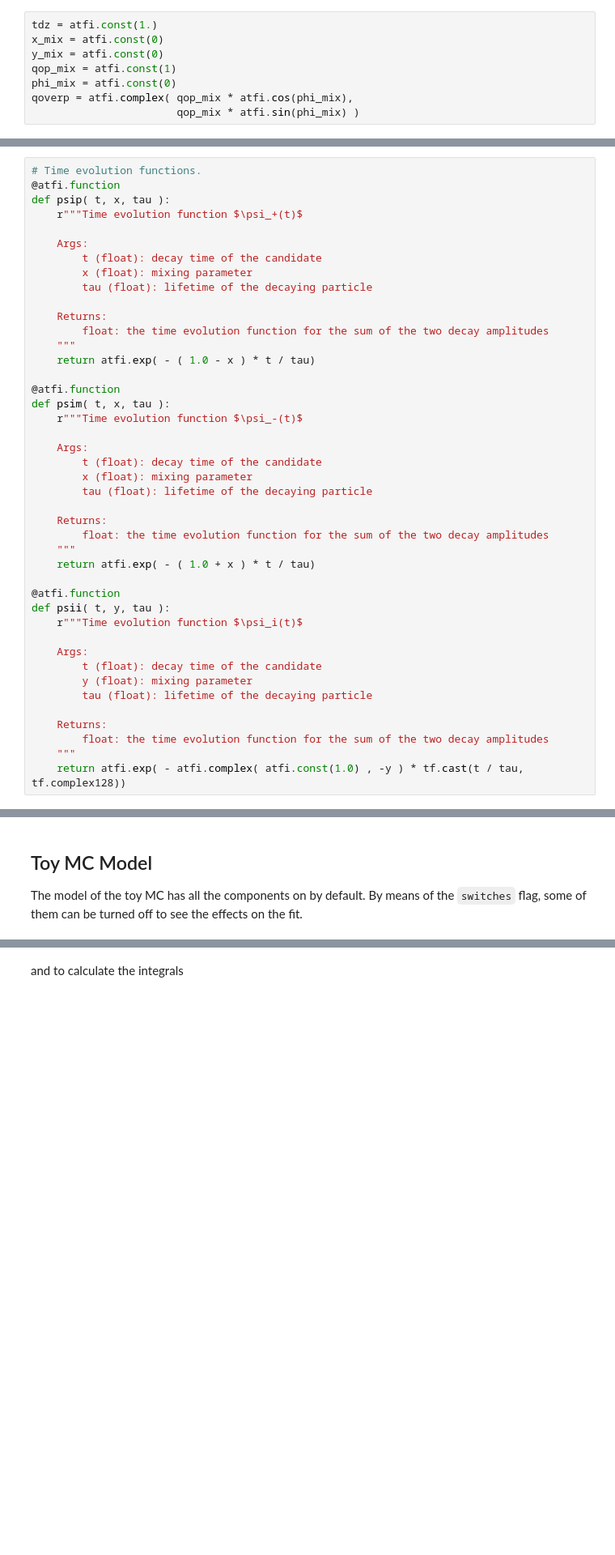
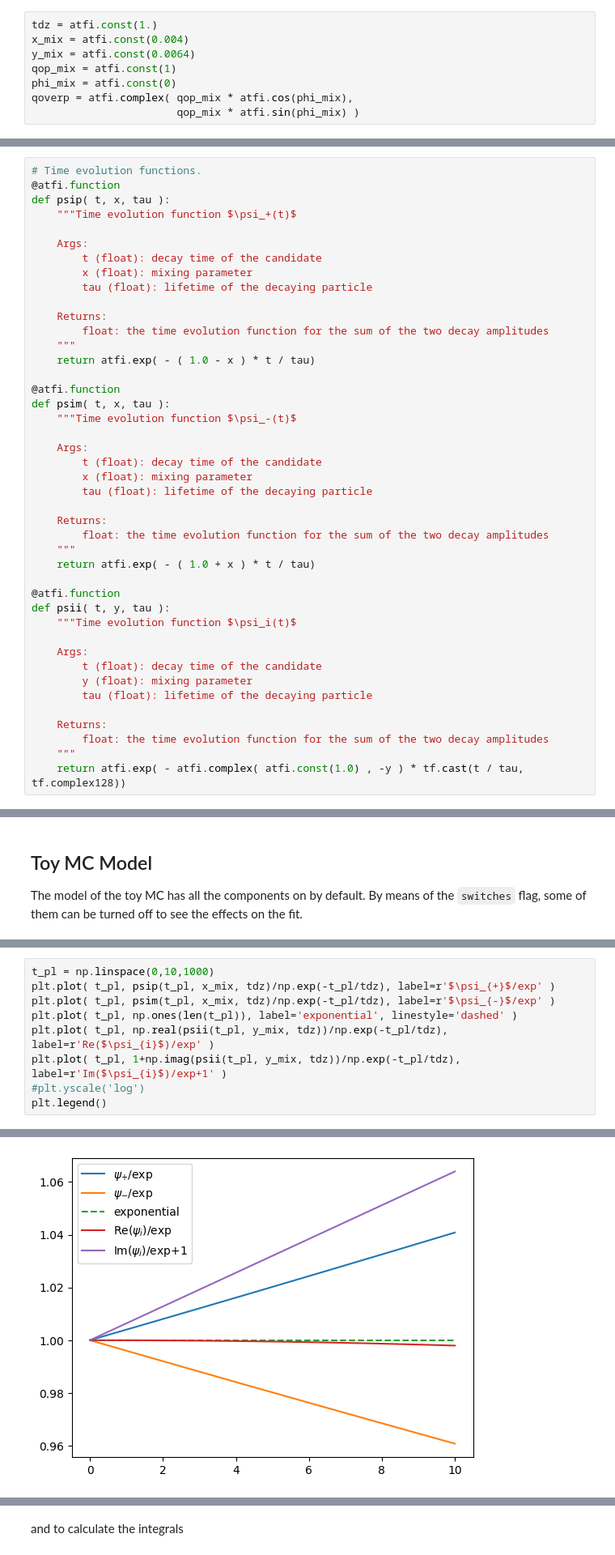
Before and after one commit to cpviolation/tfa_examples, a Jupyter notebook: notebooks/d02kspipi_mixing.ipynb, the cells around one changed output, grey strips where cells are left out. Shown at 81% size. Cells and saved outputs as stored; diff of their text form; blank space fills up the shorter version.

```diff
--- a/notebooks/d02kspipi_mixing.ipynb
+++ b/notebooks/d02kspipi_mixing.ipynb
@@ -88,8 +93,8 @@ rr = atfi.const(1.5)
 The mixing parameters
 # %%
 tdz = atfi.const(1.)
-x_mix = atfi.const(0)
-y_mix = atfi.const(0)
+x_mix = atfi.const(0.004)
+y_mix = atfi.const(0.0064)
 qop_mix = atfi.const(1)
 phi_mix = atfi.const(0)
 qoverp = atfi.complex( qop_mix * atfi.cos(phi_mix),
@@ -154,7 +173,7 @@ def model(x):
 # Time evolution functions.
 @atfi.function
 def psip( t, x, tau ):
-    r"""Time evolution function $\psi_+(t)$
+    """Time evolution function $\psi_+(t)$
 
     Args:
         t (float): decay time of the candidate
@@ -168,7 +187,7 @@ def psip( t, x, tau ):
 
 @atfi.function
 def psim( t, x, tau ):
-    r"""Time evolution function $\psi_-(t)$
+    """Time evolution function $\psi_-(t)$
 
     Args:
         t (float): decay time of the candidate
@@ -182,7 +201,7 @@ def psim( t, x, tau ):
 
 @atfi.function
 def psii( t, y, tau ):
-    r"""Time evolution function $\psi_i(t)$
+    """Time evolution function $\psi_i(t)$
 
     Args:
         t (float): decay time of the candidate
@@ -308,0 +322,10 @@ def toymc_model_mix(x, switches=4 * [1]):
+# %%
+t_pl = np.linspace(0,10,1000)
+plt.plot( t_pl, psip(t_pl, x_mix, tdz)/np.exp(-t_pl/tdz), label=r'$\psi_{+}$/exp' )
+plt.plot( t_pl, psim(t_pl, x_mix, tdz)/np.exp(-t_pl/tdz), label=r'$\psi_{-}$/exp' )
+plt.plot( t_pl, np.ones(len(t_pl)), label='exponential', linestyle='dashed' )
+plt.plot( t_pl, np.real(psii(t_pl, y_mix, tdz))/np.exp(-t_pl/tdz), label=r'Re($\psi_{i}$)/exp' )
+plt.plot( t_pl, 1+np.imag(psii(t_pl, y_mix, tdz))/np.exp(-t_pl/tdz), label=r'Im($\psi_{i}$)/exp+1' )
+#plt.yscale('log')
+plt.legend()
+# %% [output]
@@ -309,3 +333,4 @@ def toymc_model_mix(x, switches=4 * [1]):
+[figure, added]
 # %% [markdown]
 ## Likelihood
 
```
Also changed, not shown: parts of 44 cells of this notebook, 1 other file.
